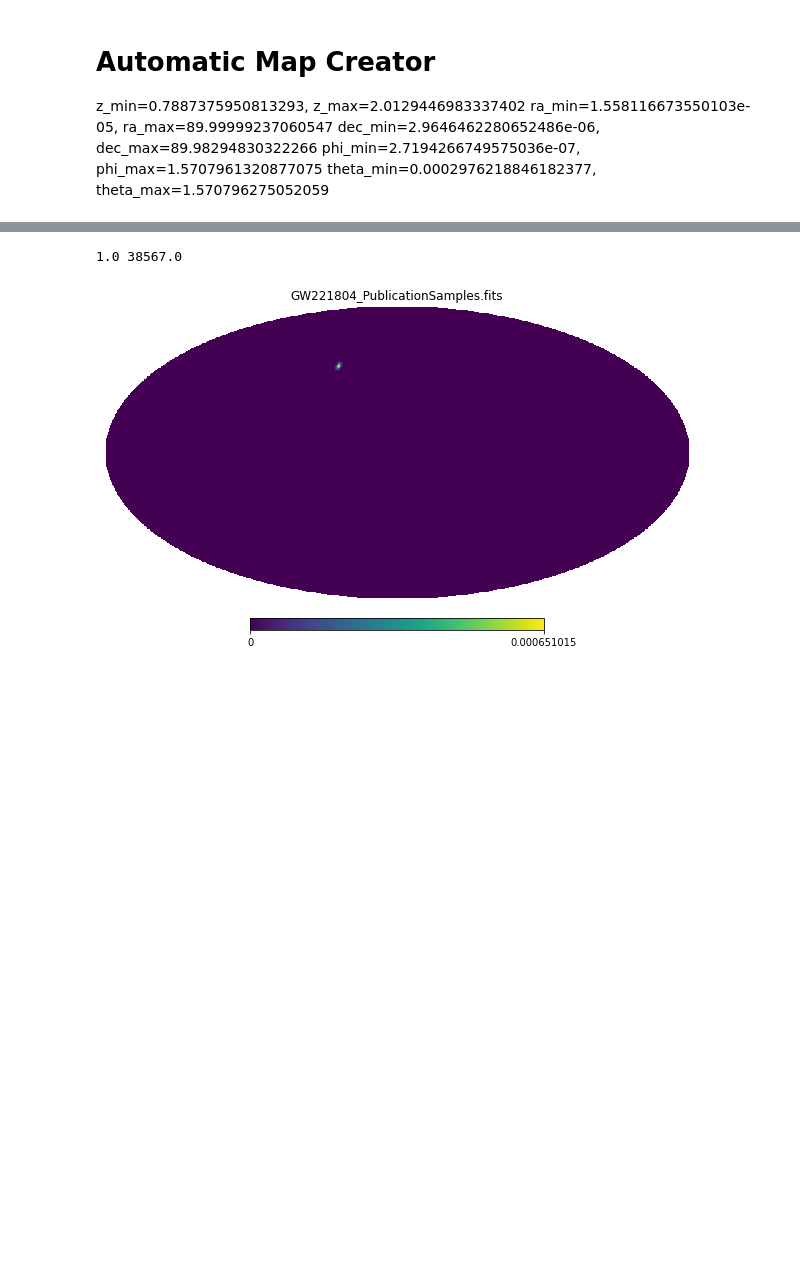
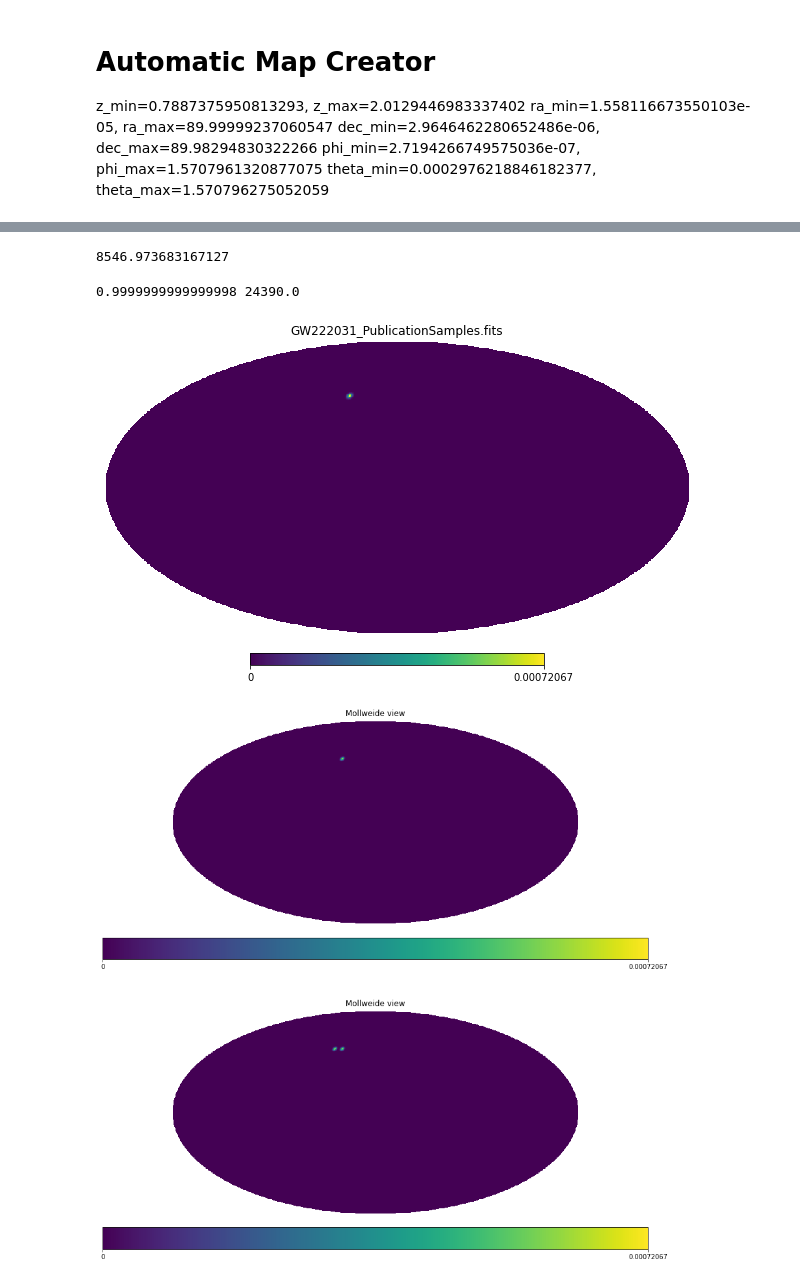
Before and after one commit to RCianca/DarkSirensStat, a Jupyter notebook: ProxyGenerator/ProxyGen.ipynb, the cells around one changed output, grey strips where cells are left out. Cells and saved outputs as stored; diff of their text form; code cells hidden in the pictures; blank space fills up the shorter version.

```diff
--- a/ProxyGenerator/ProxyGen.ipynb
+++ b/ProxyGenerator/ProxyGen.ipynb
@@ -407,3 +448,8 @@ N=7,M=6, NxM=42
+# %%
+mydl=cosmoflag.luminosity_distance(allredshift).value
+print(np.mean(mydl))
+# %% [output]
+8546.973683167127
 # %%
 '''Use this when phi and theta both changes'''
 for j in tqdm(range(M)):
@@ -488,7 +538,7 @@ for k in tqdm(range(10)):
     with open(name,'a') as f:
         f.writelines(line)
 # %%
-fname ='GW221804_PublicationSamples.fits'
+fname ='GW222031_PublicationSamples.fits'
 my_data,my_meta=fits.read_sky_map(fname,nest=None, distances=True)
 # %%
 my_prob=my_data[0]
@@ -501,8 +551,18 @@ nside=hp.npix2nside(npix)
 print(np.sum(my_prob),(np.sum(my_norm)))
 hp.mollview(my_prob, title=fname,nest=True)
 # %% [output]
-1.0 38567.0
+0.9999999999999998 24390.0
-[figure, old version]
+[figure, new version]
+# %%
+fig, (ax1, ax2) = plt.subplots(2,figsize=(30,15))
+gaussmap00=my_prob+gaussmap00
+plt.axes(ax1)
+hp.mollview(my_prob,nest=True, hold=True)
+
+plt.axes(ax2)
+hp.mollview(gaussmap00,nest=True, hold=True)
+# %% [output]
+[figure, added]
 # %%
 credible_levels = find_greedy_credible_levels(my_prob)
 Ligo_Area_99_deg=np.sum(credible_levels <= 0.99) * hp.nside2pixarea(nside, degrees=True)
```
Also changed, not shown: parts of 17 cells of this notebook, 3 other files.
